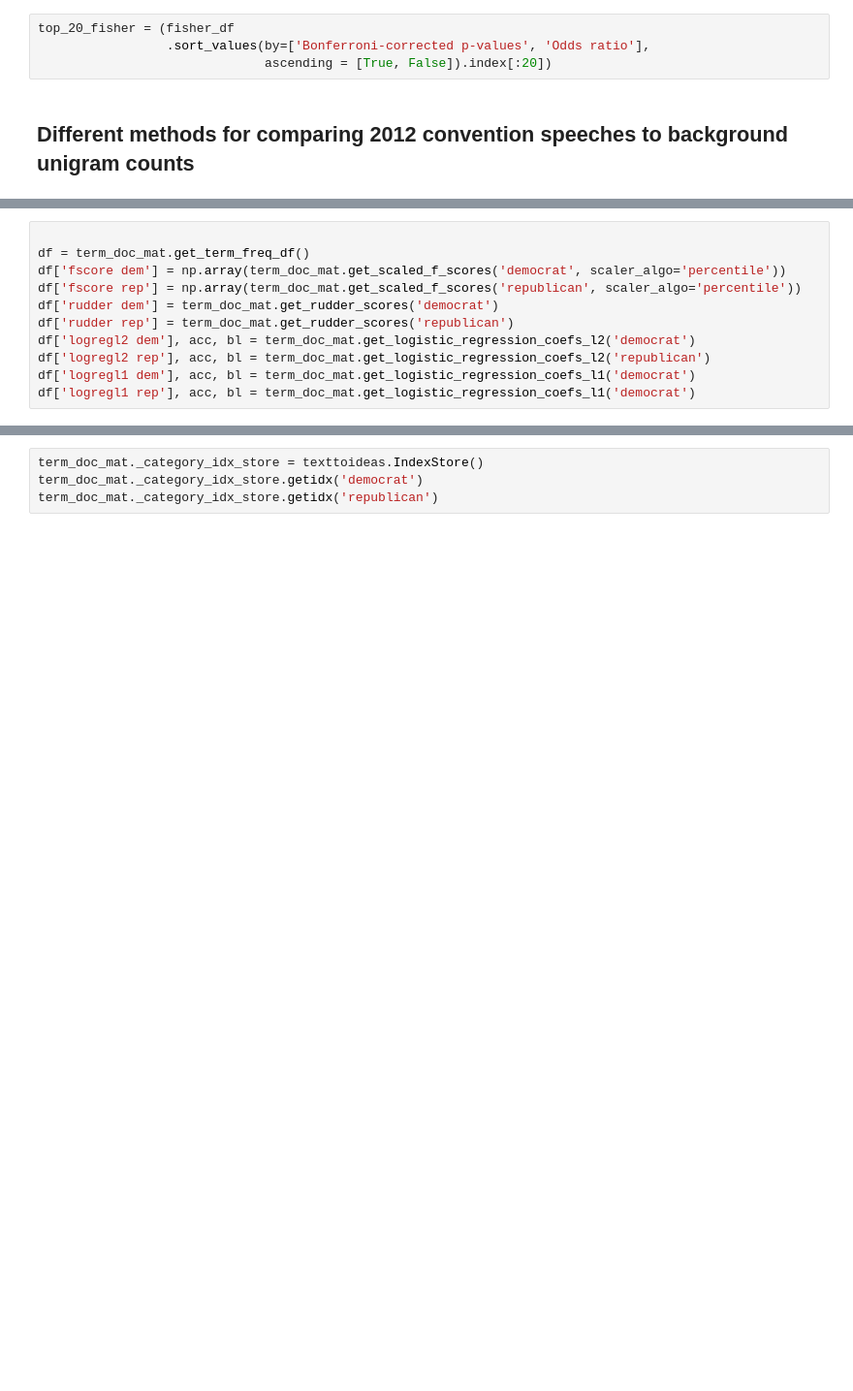
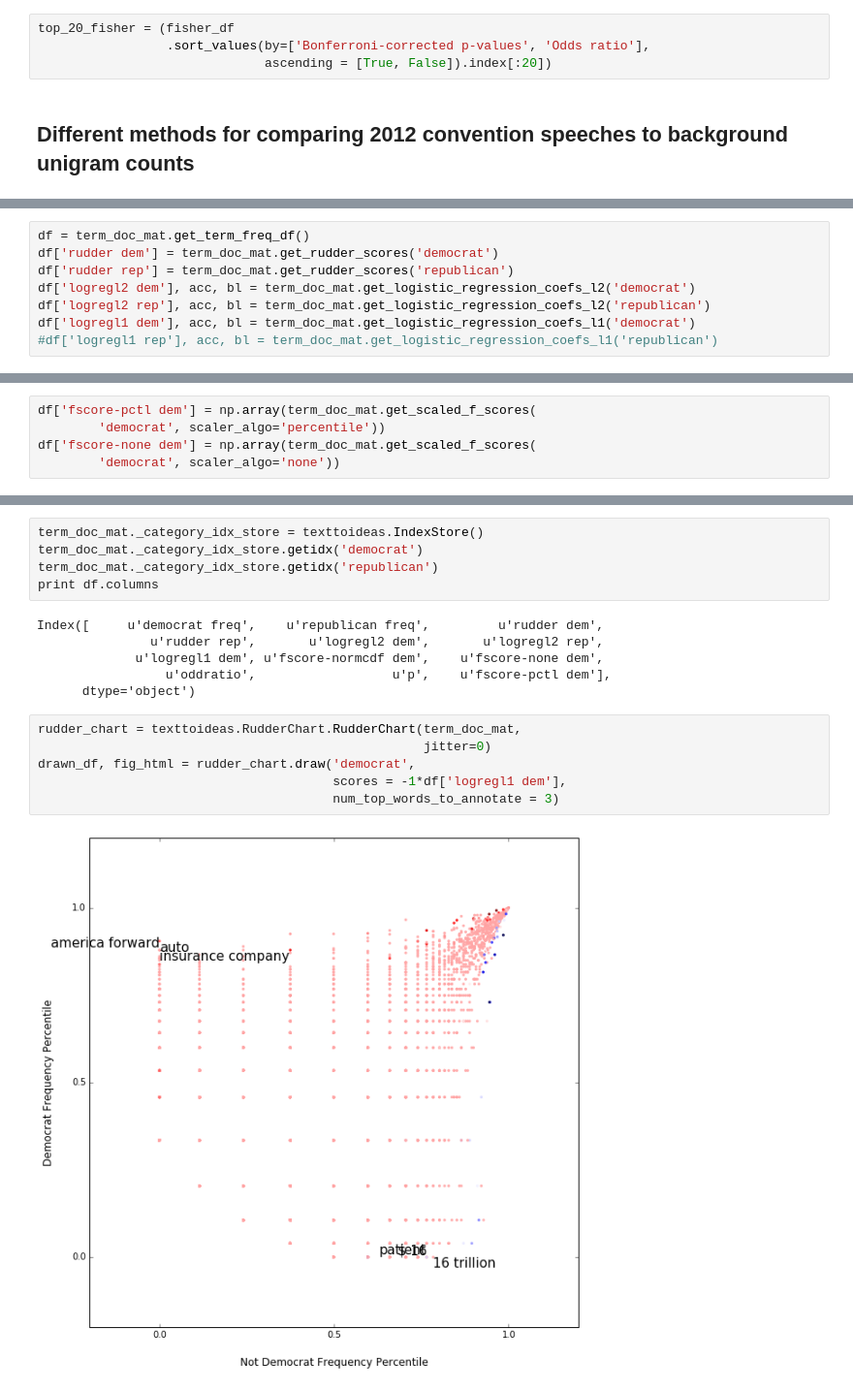
Before and after one commit to JasonKessler/scattertext, a Jupyter notebook: 2012 Political Convention Speech Analysis.ipynb, the cells around one changed output, grey strips where cells are left out. Shown at 97% size. Drawn from its saved outputs; the diff is of its cells as text; blank space fills up the shorter version.

```diff
--- a/2012 Political Convention Speech Analysis.ipynb
+++ b/2012 Political Convention Speech Analysis.ipynb
@@ -91,11 +104,8 @@ comparison_to_background_corpora[:12]
 # %%
-
 df = term_doc_mat.get_term_freq_df()
-df['fscore dem'] = np.array(term_doc_mat.get_scaled_f_scores('democrat', scaler_algo='percentile'))
-df['fscore rep'] = np.array(term_doc_mat.get_scaled_f_scores('republican', scaler_algo='percentile'))
 df['rudder dem'] = term_doc_mat.get_rudder_scores('democrat')
 df['rudder rep'] = term_doc_mat.get_rudder_scores('republican')
 df['logregl2 dem'], acc, bl = term_doc_mat.get_logistic_regression_coefs_l2('democrat')
 df['logregl2 rep'], acc, bl = term_doc_mat.get_logistic_regression_coefs_l2('republican')
 df['logregl1 dem'], acc, bl = term_doc_mat.get_logistic_regression_coefs_l1('democrat')
-df['logregl1 rep'], acc, bl = term_doc_mat.get_logistic_regression_coefs_l1('democrat')
+#df['logregl1 rep'], acc, bl = term_doc_mat.get_logistic_regression_coefs_l1('republican')
@@ -101,0 +114,5 @@ df['logregl1 rep'], acc, bl = term_doc_mat.get_logistic_regression_coefs_l1('dem
+# %%
+df['fscore-pctl dem'] = np.array(term_doc_mat.get_scaled_f_scores(
+        'democrat', scaler_algo='percentile'))
+df['fscore-none dem'] = np.array(term_doc_mat.get_scaled_f_scores(
+        'democrat', scaler_algo='none'))
@@ -149,3 +238,18 @@ open('fig.html','w').write(fig_html)
 term_doc_mat._category_idx_store = texttoideas.IndexStore()
 term_doc_mat._category_idx_store.getidx('democrat')
 term_doc_mat._category_idx_store.getidx('republican')
+print df.columns
+# %% [output]
+Index([     u'democrat freq',    u'republican freq',         u'rudder dem',
+               u'rudder rep',       u'logregl2 dem',       u'logregl2 rep',
+             u'logregl1 dem', u'fscore-normcdf dem',    u'fscore-none dem',
+                 u'oddratio',                  u'p',    u'fscore-pctl dem'],
+      dtype='object')
+# %%
+rudder_chart = texttoideas.RudderChart.RudderChart(term_doc_mat,
+                                                   jitter=0)
+drawn_df, fig_html = rudder_chart.draw('democrat',
+                                       scores = -1*df['logregl1 dem'],
+                                       num_top_words_to_annotate = 3)
+# %% [output]
+[figure, added]
```
Also changed, not shown: parts of 8 cells of this notebook, 1 other file.
